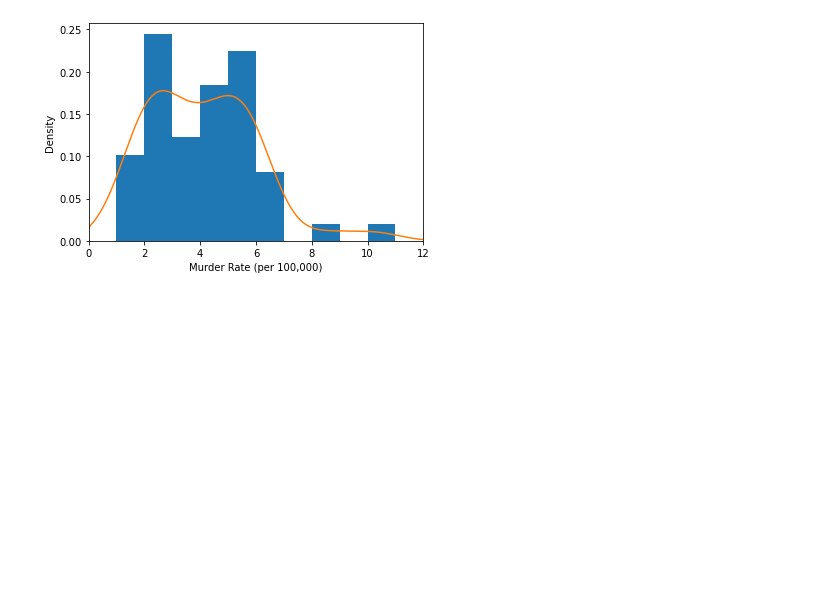
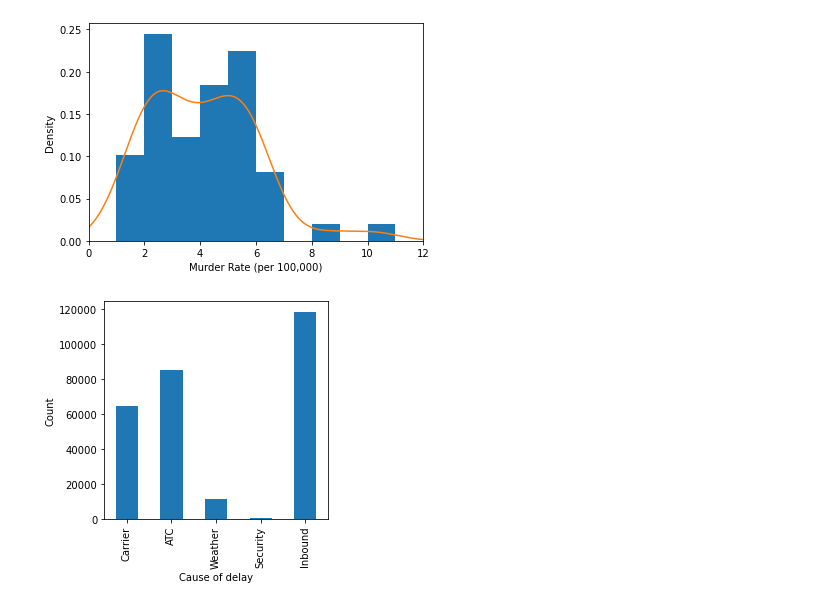
Before and after one commit to jkurdys/practical-statistics-for-data-scientists, a Jupyter notebook: python/notebooks/EDA.ipynb, the cells around one changed output. Drawn from its saved outputs; the diff is of its cells as text; code cells hidden in the pictures; blank space fills up the shorter version.

```diff
--- a/python/notebooks/EDA.ipynb
+++ b/python/notebooks/EDA.ipynb
@@ -108,3 +108,12 @@ ax.set_xlabel('Murder Rate (per 100,000)')
 # %% [output]
 Text(0.5, 0, 'Murder Rate (per 100,000)')
 [figure]
+# %%
+dfw = pd.read_csv('../../data/dfw_airline.csv')
+# %%
+ax = dfw.transpose().plot.bar(figsize= (4, 4), legend=False)
+ax.set_xlabel('Cause of delay')
+ax.set_ylabel('Count')
+plt.show()
+# %% [output]
+[figure, added]
```
Also changed, not shown: parts of 4 cells of this notebook.
